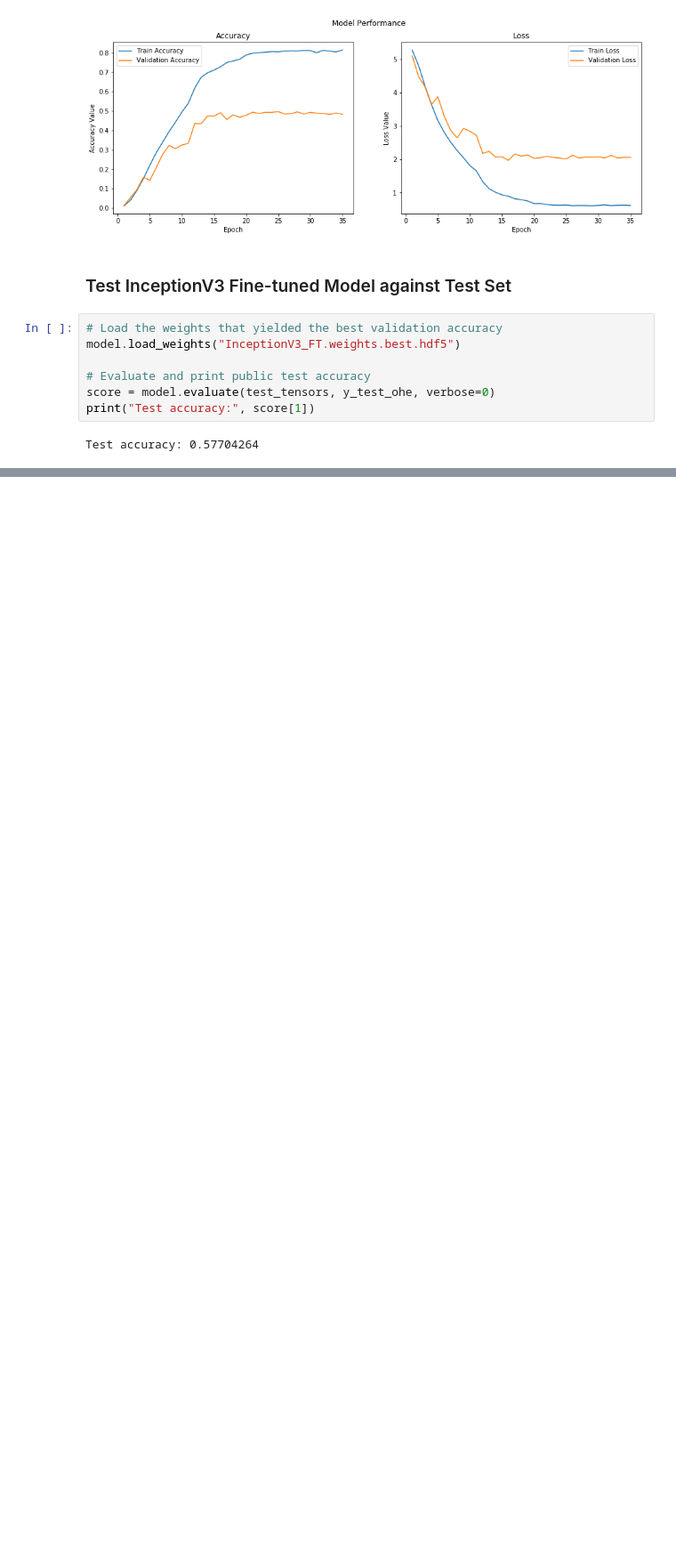
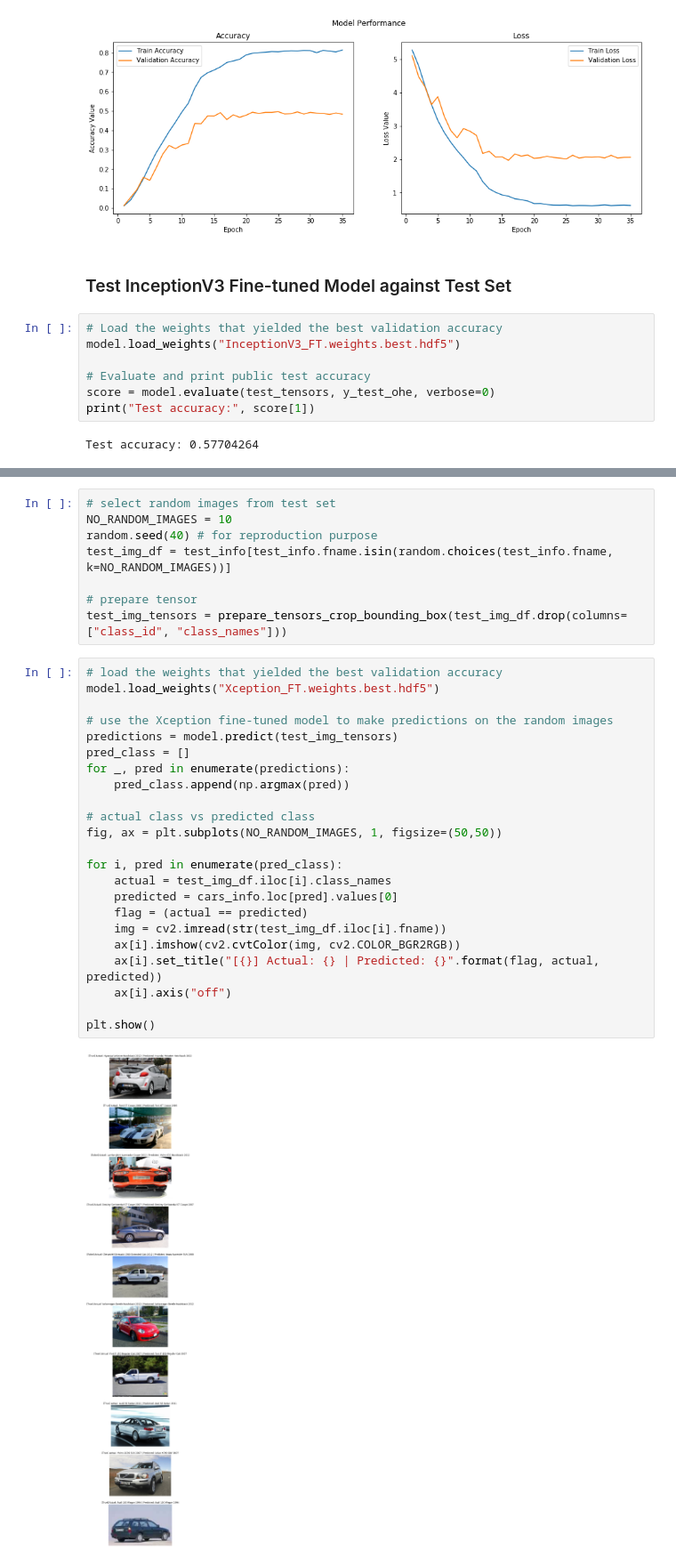
Before and after one commit to leovantoji/Machine-Learning-Engineer-Nanodegree, a Jupyter notebook: term_2_projects/capstone.ipynb, the cells around one changed output, grey strips where cells are left out. Shown at 89% size. Drawn from its saved outputs; the diff is of its cells as text; blank space fills up the shorter version.

```diff
--- a/term_2_projects/capstone.ipynb
+++ b/term_2_projects/capstone.ipynb
@@ -665,0 +669,33 @@ Test accuracy: 0.57704264
+# %%
+# select random images from test set
+NO_RANDOM_IMAGES = 10
+random.seed(40) # for reproduction purpose
+test_img_df = test_info[test_info.fname.isin(random.choices(test_info.fname, k=NO_RANDOM_IMAGES))]
+
+# prepare tensor
+test_img_tensors = prepare_tensors_crop_bounding_box(test_img_df.drop(columns=["class_id", "class_names"]))
+# %%
+# load the weights that yielded the best validation accuracy
+model.load_weights("Xception_FT.weights.best.hdf5")
+
+# use the Xception fine-tuned model to make predictions on the random images
+predictions = model.predict(test_img_tensors)
+pred_class = []
+for _, pred in enumerate(predictions):
+    pred_class.append(np.argmax(pred))
+
+# actual class vs predicted class
+fig, ax = plt.subplots(NO_RANDOM_IMAGES, 1, figsize=(50,50))
+
+for i, pred in enumerate(pred_class):
+    actual = test_img_df.iloc[i].class_names
+    predicted = cars_info.loc[pred].values[0]
+    flag = (actual == predicted)
+    img = cv2.imread(str(test_img_df.iloc[i].fname))
+    ax[i].imshow(cv2.cvtColor(img, cv2.COLOR_BGR2RGB))
+    ax[i].set_title("[{}] Actual: {} | Predicted: {}".format(flag, actual, predicted))
+    ax[i].axis("off")
+
+plt.show()
+# %% [output]
+[figure, added]
```
Also changed, not shown: parts of 4 cells of this notebook.
